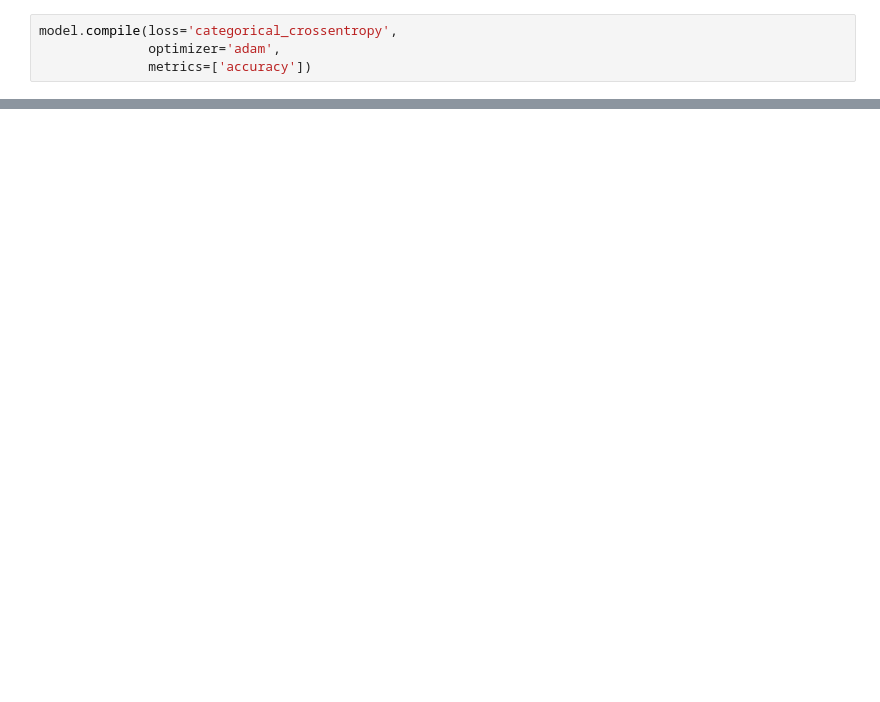
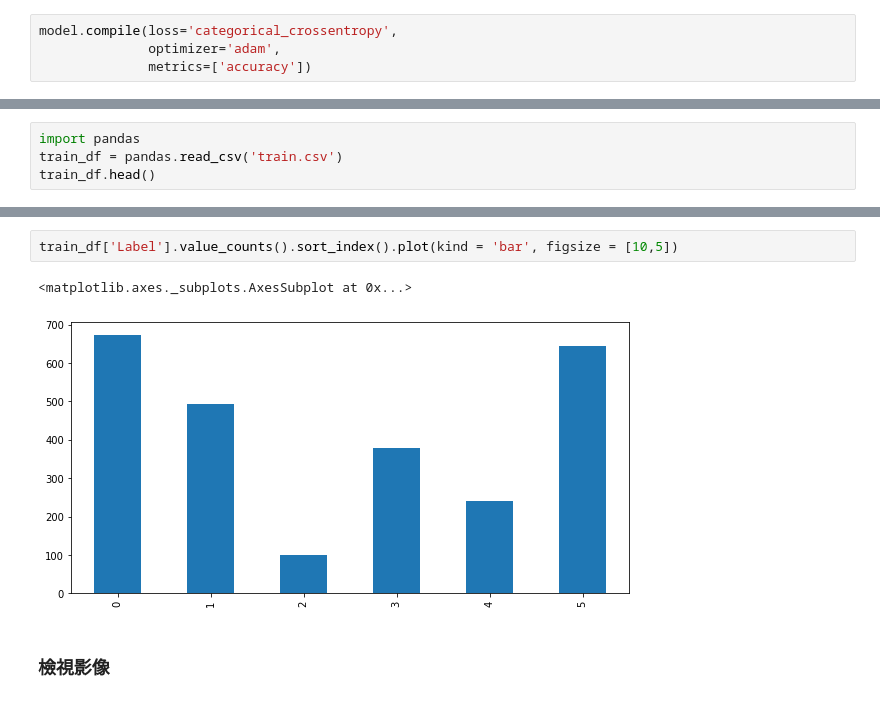
Before and after one commit to ywchiu/tibamedl, a Jupyter notebook: Demo20200801.ipynb, the cells around one changed output, grey strips where cells are left out. Cells and saved outputs as stored; diff of their text form; blank space fills up the shorter version.

```diff
--- a/Demo20200801.ipynb
+++ b/Demo20200801.ipynb
@@ -1176,0 +1256,4 @@ Epoch 1/5
+# %%
+import pandas
+train_df = pandas.read_csv('train.csv')
+train_df.head()
@@ -1176,0 +1267,7 @@ Epoch 1/5
+# %%
+train_df['Label'].value_counts().sort_index().plot(kind = 'bar', figsize = [10,5])
+# %% [output]
+<matplotlib.axes._subplots.AxesSubplot at 0x...>
+[figure, added]
+# %% [markdown]
+### 檢視影像
```
Also changed, not shown: parts of 39 cells of this notebook.
